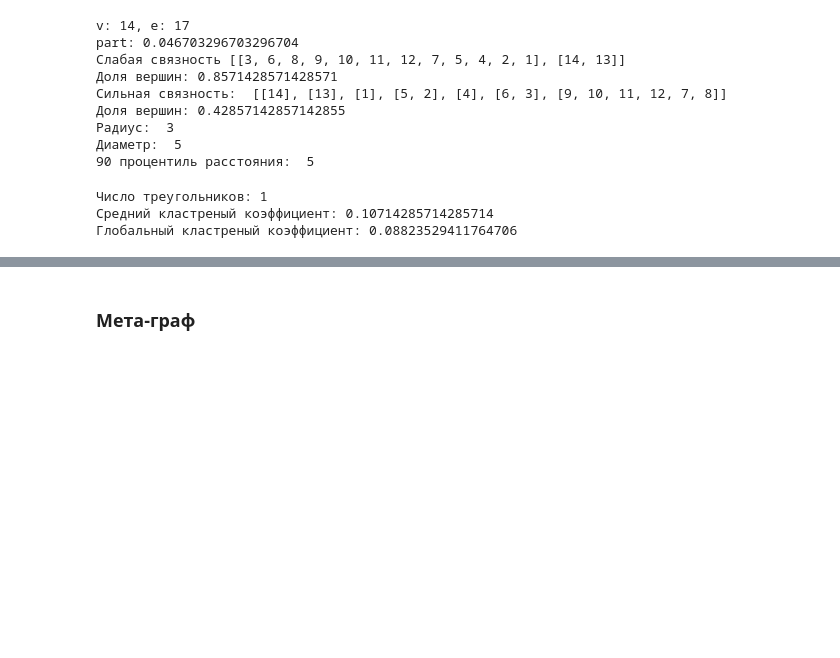
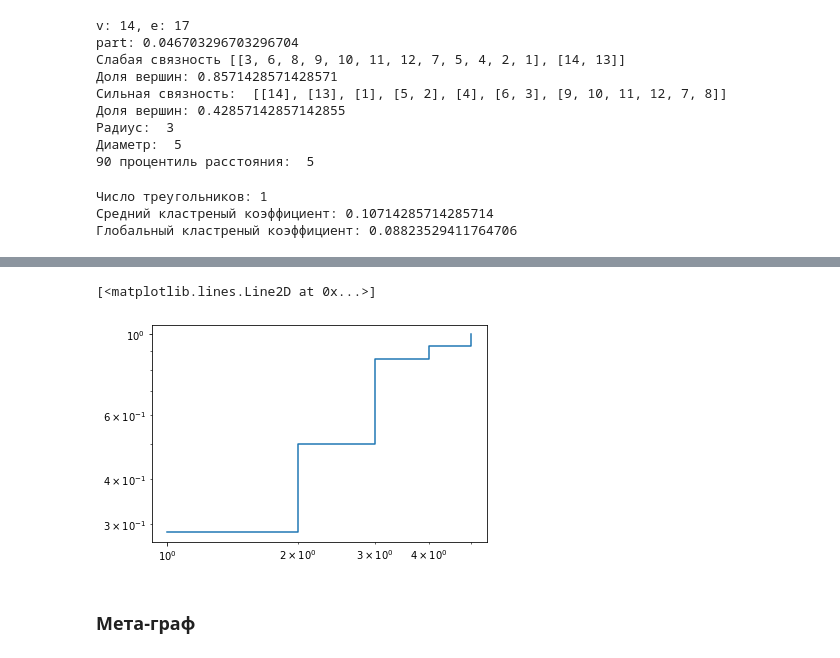
Before and after one commit to Kiruha01/graphs, a Jupyter notebook: Untitled.ipynb, the cells around one changed output, grey strips where cells are left out. Drawn from its saved outputs; the diff is of its cells as text; code cells hidden in the pictures; blank space fills up the shorter version.

```diff
--- a/Untitled.ipynb
+++ b/Untitled.ipynb
@@ -56,3 +80,10 @@ print(f"Глобальный кластреный коэффициент: {glob}
+# %%
+plt.yscale('log')
+plt.xscale('log')
+plt.step(x, y, where='post')
+# %% [output]
+[<matplotlib.lines.Line2D at 0x...>]
+[figure, added]
 # %% [markdown]
 ### Мета-граф
 # %%
```
Also changed, not shown: parts of 13 cells of this notebook, 1 other file.
